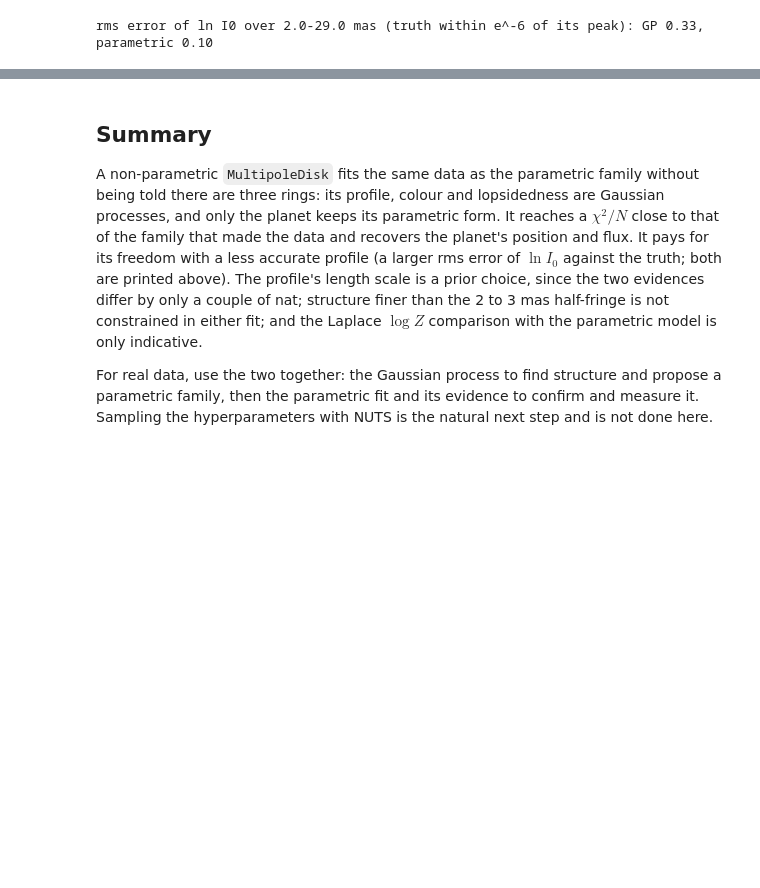
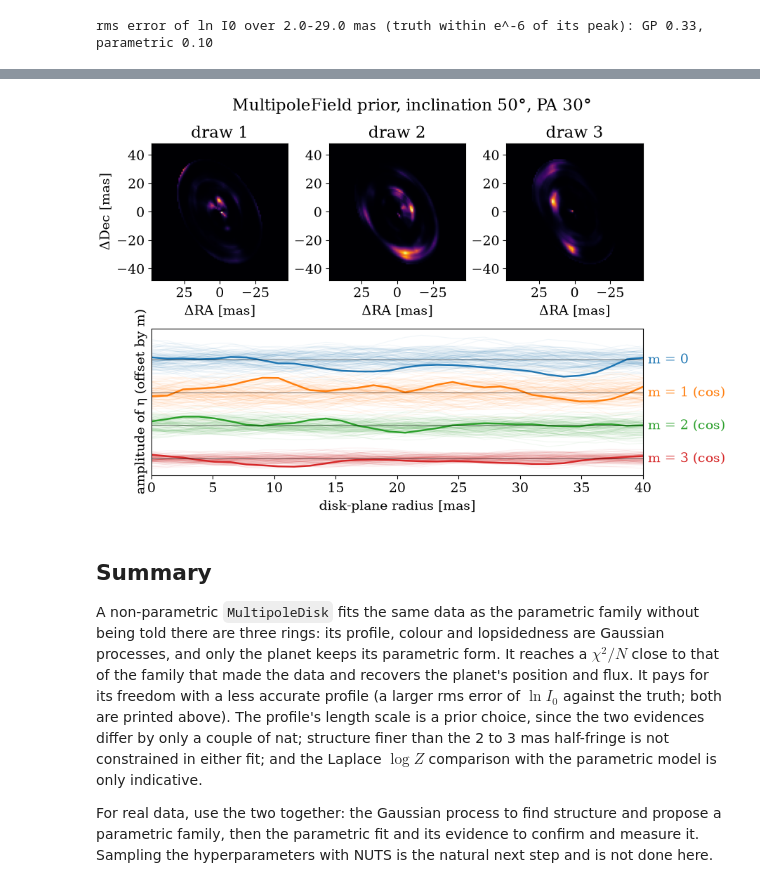
Before and after one commit to benjaminpope/drpangloss, a Jupyter notebook: notebooks/multipole_disk_rings.ipynb, the cells around one changed output, grey strips where cells are left out. Drawn from its saved outputs; the diff is of its cells as text; code cells hidden in the pictures; blank space fills up the shorter version.

```diff
--- a/notebooks/multipole_disk_rings.ipynb
+++ b/notebooks/multipole_disk_rings.ipynb
@@ -381,3 +385,15 @@ rms error of ln I0 over 2.0-29.0 mas (truth within e^-6 of its peak): GP 0.33, p
+# %%
+import jax
+import jax.numpy as np
+import matplotlib.pyplot as plt
+from virgil.fields import MultipoleField
+from virgil.plotting import plot_field_draws
+
+prior = MultipoleField(np.zeros((32, 64)), image_shape=(96, 96), r_max_mas=40.0, sigma=2.0, length_r=6.0, length_theta=0.8, inc=50.0, pa=30.0)
+plot_field_draws(prior, 1.0, jax.random.PRNGKey(3), n=300, title="MultipoleField prior, inclination 50°, PA 30°")
+plt.show()
+# %% [output]
+[figure, added]
 # %% [markdown]
 ## Summary
 
```
Also changed, not shown: parts of 1 cell of this notebook, 16 other files.
